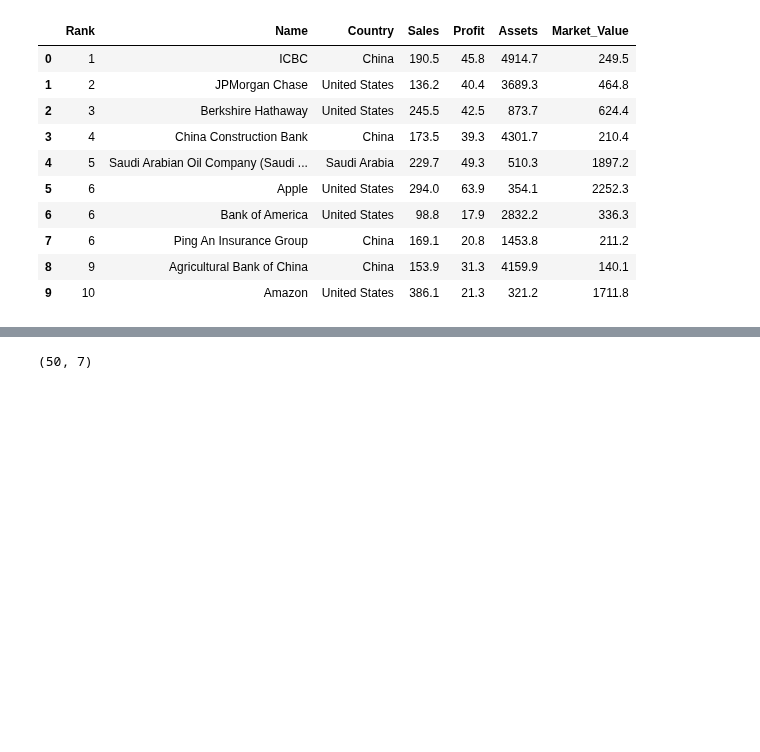
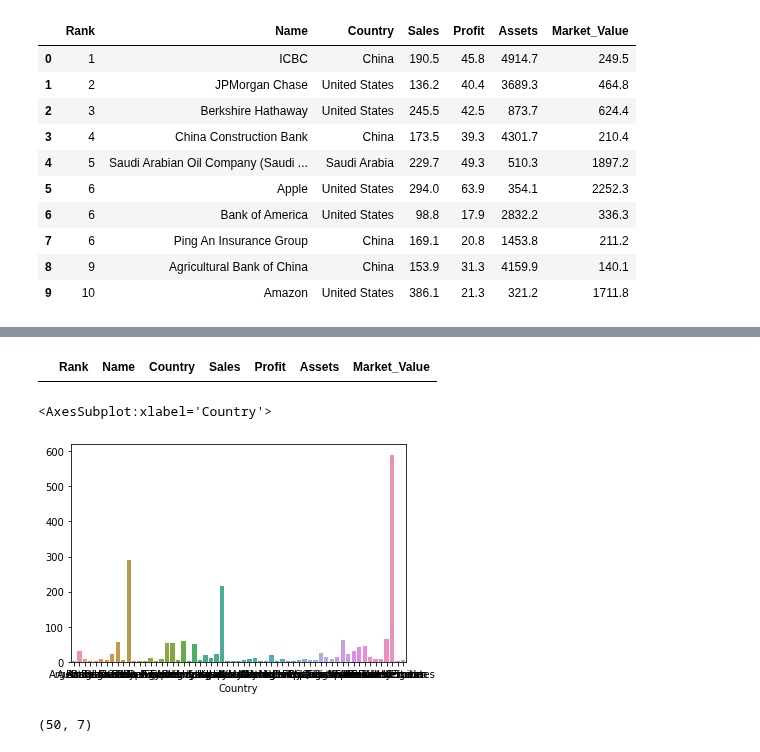
Before and after one commit to chandanabrdwj/100DaysOfML, a Jupyter notebook: fortune-global-2000-companies-in-2021.ipynb, the cells around one changed output, grey strips where cells are left out. Cells and saved outputs as stored; diff of their text form; code cells hidden in the pictures; blank space fills up the shorter version.

```diff
--- a/fortune-global-2000-companies-in-2021.ipynb
+++ b/fortune-global-2000-companies-in-2021.ipynb
@@ -106,3 +199,13 @@ Name: Sales, Length: 61, dtype: float64
+# %%
+dff.head()
+# %% [output]
+|  | Rank | Name | Country | Sales | Profit | Assets | Market_Value |
+# %%
+result = df.groupby(['Country']).size()
+sns.barplot(x = result.index, y = result.values)
+# %% [output]
+<AxesSubplot:xlabel='Country'>
+[figure, added]
 # %%
 df_india = df[df.Country == 'India']
 # %%
```
Also changed, not shown: parts of 17 cells of this notebook.
